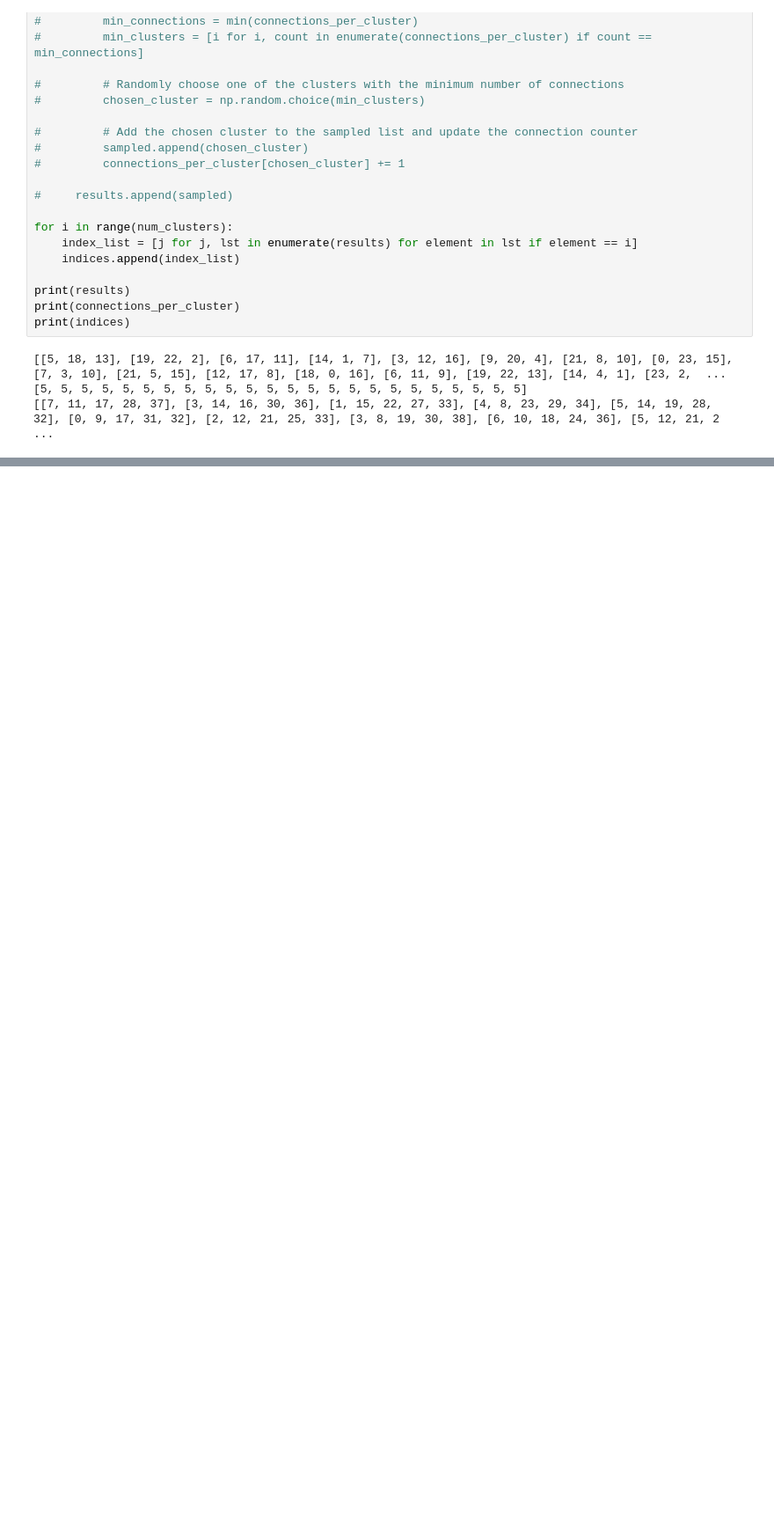
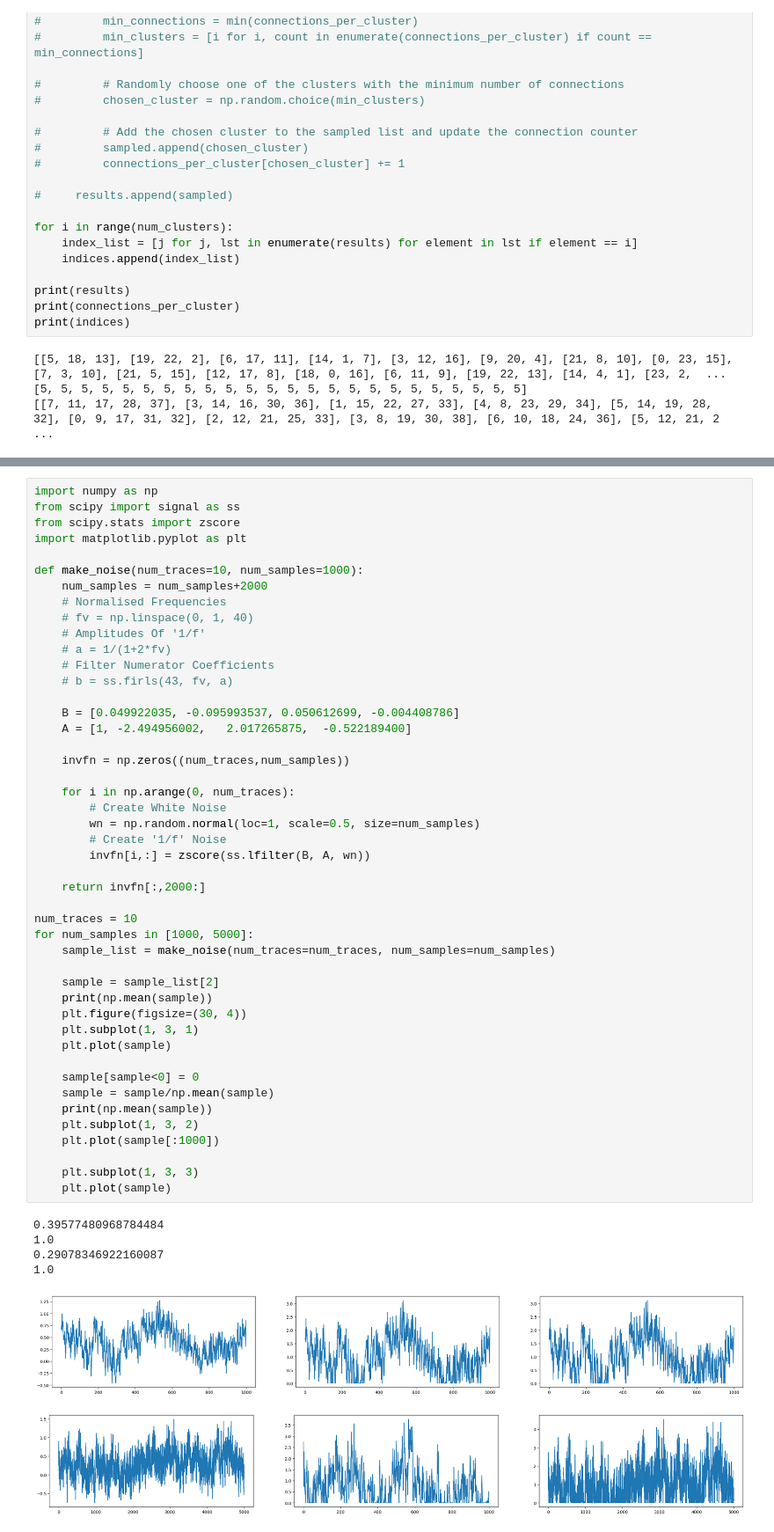
Before and after one commit to jingchengsimon/NeuronWithNetworkx, a Jupyter notebook: Polytree.ipynb, the cells around one changed output, grey strips where cells are left out. Shown: that part at 88% size. Saved outputs shown, nothing was run; the diff lists cells and outputs as text; blank space fills up the shorter version.

```diff
--- a/Polytree.ipynb
+++ b/Polytree.ipynb
@@ -324,0 +433,53 @@ True
+# %%
+import numpy as np
+from scipy import signal as ss
+from scipy.stats import zscore
+import matplotlib.pyplot as plt
+
+def make_noise(num_traces=10, num_samples=1000):
+    num_samples = num_samples+2000
+    # Normalised Frequencies
+    # fv = np.linspace(0, 1, 40)
+    # Amplitudes Of '1/f'
+    # a = 1/(1+2*fv)
+    # Filter Numerator Coefficients
+    # b = ss.firls(43, fv, a)
+
+    B = [0.049922035, -0.095993537, 0.050612699, -0.004408786]
+    A = [1, -2.494956002,   2.017265875,  -0.522189400]
+
+    invfn = np.zeros((num_traces,num_samples))
+
+    for i in np.arange(0, num_traces):
+        # Create White Noise
+        wn = np.random.normal(loc=1, scale=0.5, size=num_samples)
+        # Create '1/f' Noise
+        invfn[i,:] = zscore(ss.lfilter(B, A, wn))
+
+    return invfn[:,2000:]
+
+num_traces = 10
+for num_samples in [1000, 5000]:
+    sample_list = make_noise(num_traces=num_traces, num_samples=num_samples)
+
+    sample = sample_list[2]
+    print(np.mean(sample))
+    plt.figure(figsize=(30, 4))
+    plt.subplot(1, 3, 1)
+    plt.plot(sample)
+
+    sample[sample<0] = 0
+    sample = sample/np.mean(sample)
+    print(np.mean(sample))
+    plt.subplot(1, 3, 2)
+    plt.plot(sample[:1000])
+
+    plt.subplot(1, 3, 3)
+    plt.plot(sample)
+# %% [output]
+0.39577480968784484
+1.0
+0.29078346922160087
+1.0
+[figure, added]
+[figure, added]
```
Also changed, not shown: parts of 8 cells of this notebook, 1 other file.
